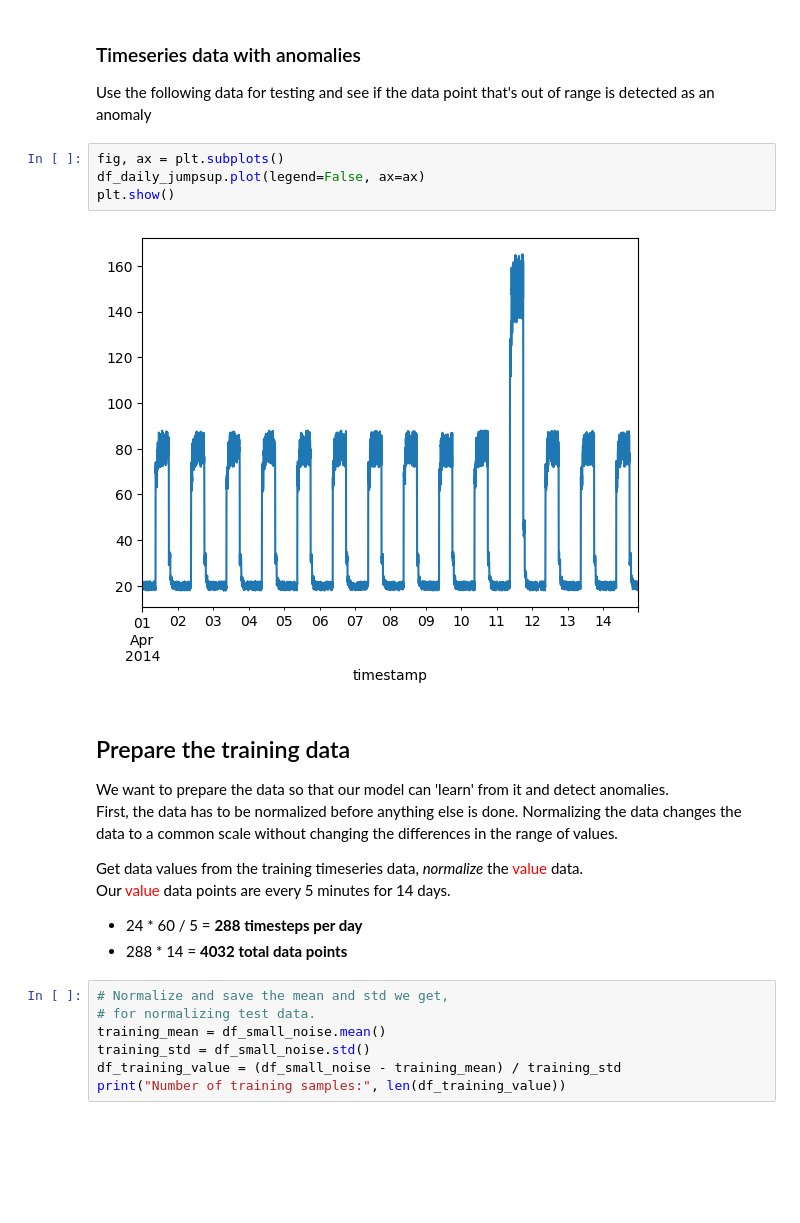
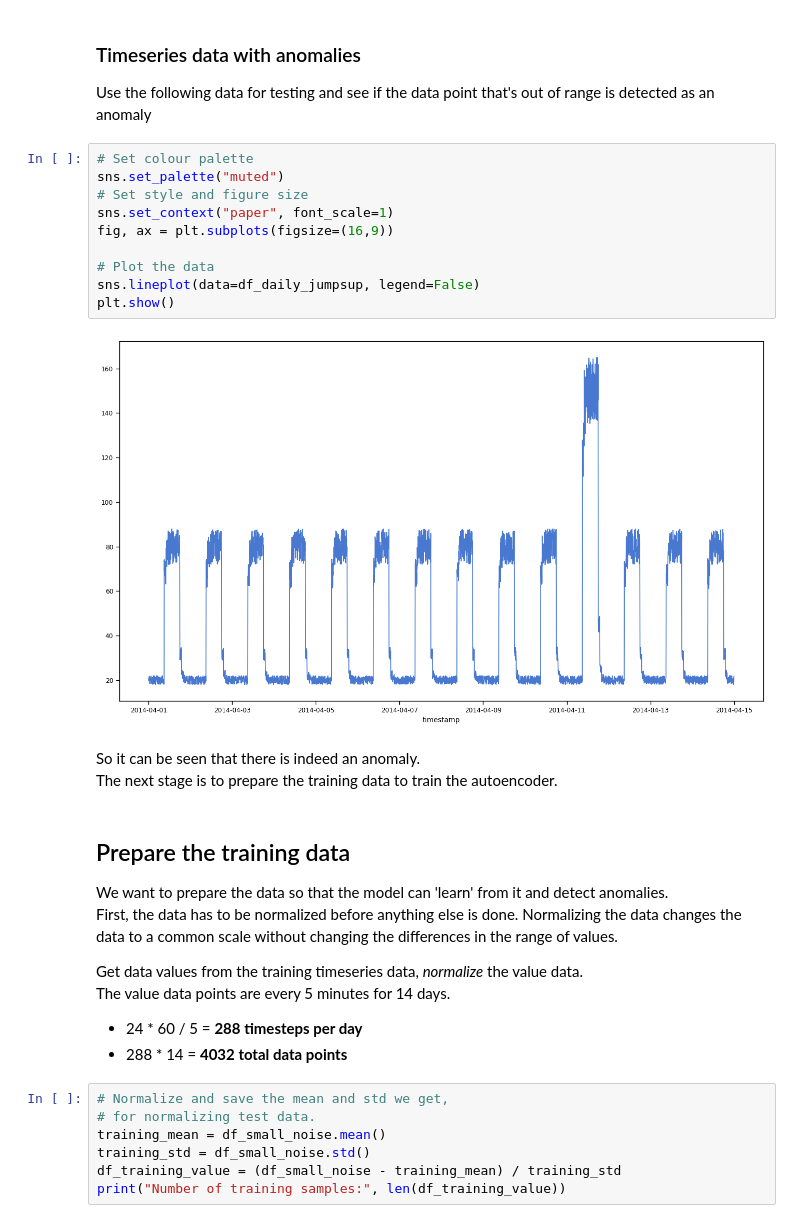
Before and after one commit to fabiofabrizi/ML-and-Stats-Portfolio, a Jupyter notebook: project/Keras Project.ipynb, the cells around one changed output. Saved outputs shown, nothing was run; the diff lists cells and outputs as text; blank space fills up the shorter version.

```diff
--- a/project/Keras Project.ipynb
+++ b/project/Keras Project.ipynb
@@ -168,21 +219,30 @@ plt.show()
 ### Timeseries data with anomalies
 
 Use the following data for testing and see if the data point that's out of range is detected as an anomaly
-# %%
-fig, ax = plt.subplots()
-df_daily_jumpsup.plot(legend=False, ax=ax)
-plt.show()
-# %% [output]
-[figure, removed]
+# %%
+# Set colour palette
+sns.set_palette("muted")
+# Set style and figure size
+sns.set_context("paper", font_scale=1)
+fig, ax = plt.subplots(figsize=(16,9))
+
+# Plot the data
+sns.lineplot(data=df_daily_jumpsup, legend=False)
+plt.show()
+# %% [output]
+[figure, added]
+# %% [markdown]
+So it can be seen that there is indeed an anomaly.<br>
+The next stage is to prepare the training data to train the autoencoder.
 # %% [markdown]
 ## Prepare the training data
 
-We want to prepare the data so that our model can 'learn' from it and detect anomalies.<br>
+We want to prepare the data so that the model can 'learn' from it and detect anomalies.<br>
 First, the data has to be normalized before anything else is done.
 Normalizing the data changes the data to a common scale without changing the differences in the range of values.
 
-Get data values from the training timeseries data, *normalize* the <span style="color:red">value</span> data.<br>
-Our <span style="color:red">value</span> data points are every 5 minutes for 14 days.
+Get data values from the training timeseries data, *normalize* the value data.<br>
+The value data points are every 5 minutes for 14 days.
 - 24 * 60 / 5 = **288 timesteps per day**
 - 288 * 14 = **4032 total data points**
 # %%
```
Also changed, not shown: parts of 17 cells of this notebook.
